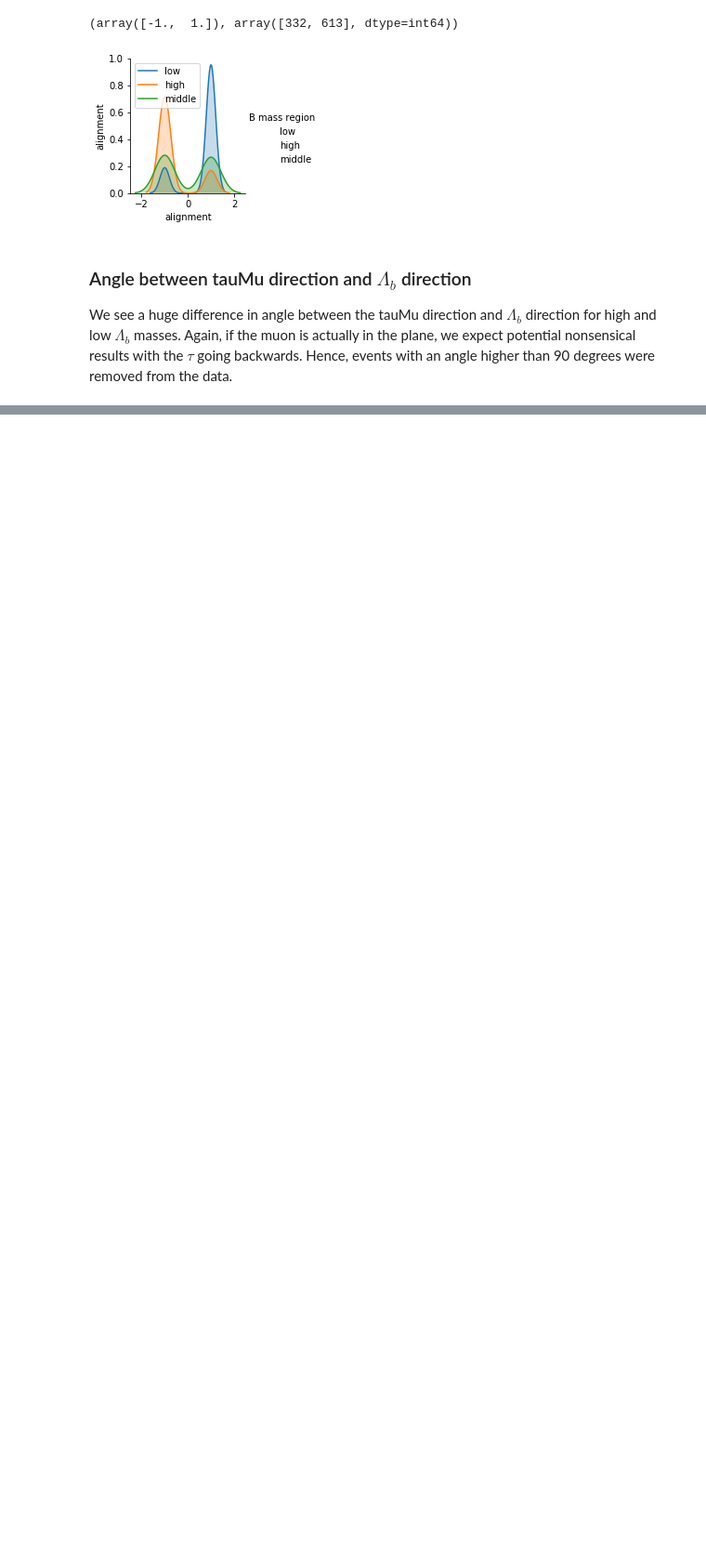
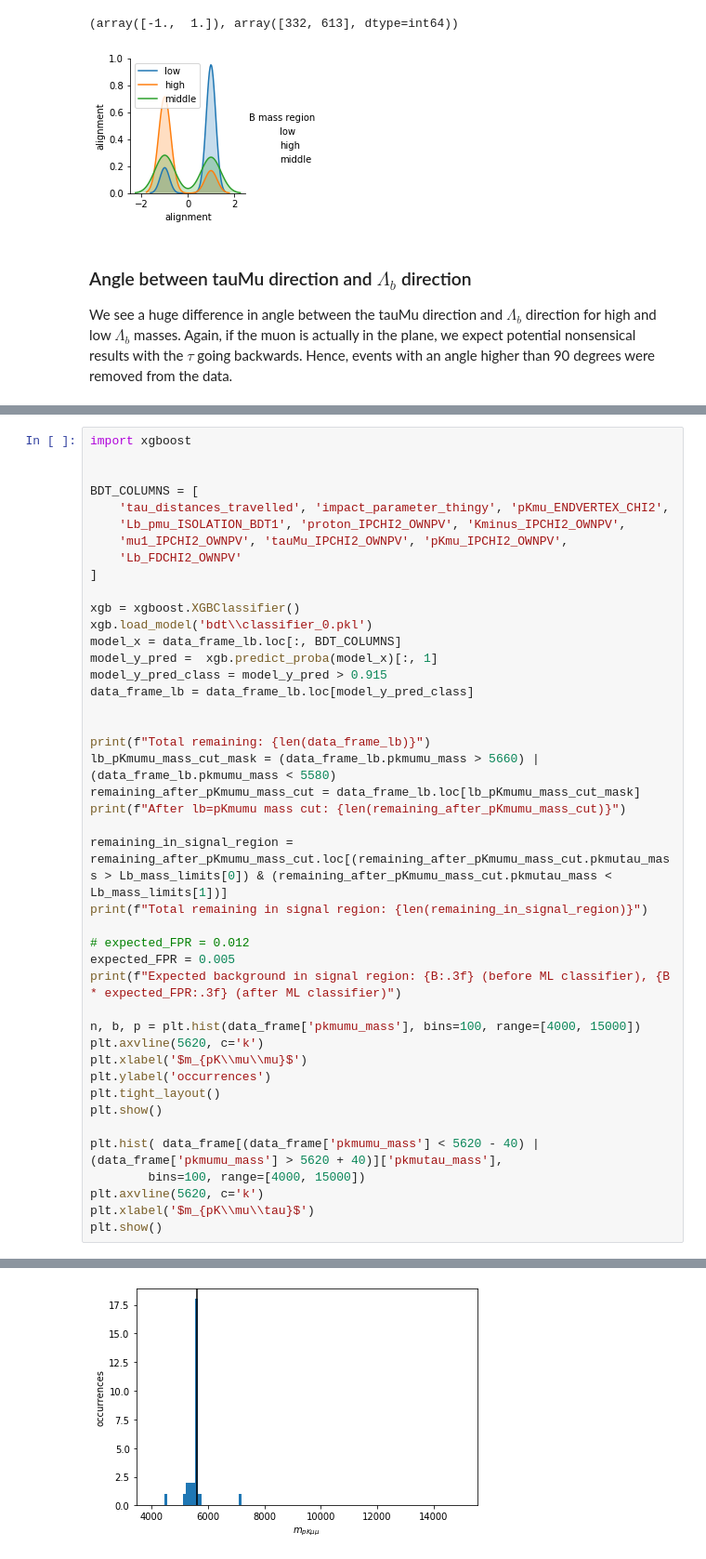
Before and after one commit to THanae/MSci-Project, a Jupyter notebook: documentation_geometrical_cuts_and_bdt.ipynb, the cells around one changed output, grey strips where cells are left out. Shown at 93% size. Drawn from its saved outputs; the diff is of its cells as text; blank space fills up the shorter version.

```diff
--- a/documentation_geometrical_cuts_and_bdt.ipynb
+++ b/documentation_geometrical_cuts_and_bdt.ipynb
@@ -139,0 +244,44 @@ The steps included:
+# %%
+import xgboost
+
+
+BDT_COLUMNS = [
+    'tau_distances_travelled', 'impact_parameter_thingy', 'pKmu_ENDVERTEX_CHI2',
+    'Lb_pmu_ISOLATION_BDT1', 'proton_IPCHI2_OWNPV', 'Kminus_IPCHI2_OWNPV',
+    'mu1_IPCHI2_OWNPV', 'tauMu_IPCHI2_OWNPV', 'pKmu_IPCHI2_OWNPV',
+    'Lb_FDCHI2_OWNPV'
+]
+
+xgb = xgboost.XGBClassifier()
+xgb.load_model('bdt\\classifier_0.pkl')
+model_x = data_frame_lb.loc[:, BDT_COLUMNS]
+model_y_pred =  xgb.predict_proba(model_x)[:, 1]
+model_y_pred_class = model_y_pred > 0.915
+data_frame_lb = data_frame_lb.loc[model_y_pred_class]
+
+
+print(f"Total remaining: {len(data_frame_lb)}")
+lb_pKmumu_mass_cut_mask = (data_frame_lb.pkmumu_mass > 5660) | (data_frame_lb.pkmumu_mass < 5580)
+remaining_after_pKmumu_mass_cut = data_frame_lb.loc[lb_pKmumu_mass_cut_mask]
+print(f"After lb=pKmumu mass cut: {len(remaining_after_pKmumu_mass_cut)}")
+
+remaining_in_signal_region = remaining_after_pKmumu_mass_cut.loc[(remaining_after_pKmumu_mass_cut.pkmutau_mass > Lb_mass_limits[0]) & (remaining_after_pKmumu_mass_cut.pkmutau_mass < Lb_mass_limits[1])]
+print(f"Total remaining in signal region: {len(remaining_in_signal_region)}")
+
+# expected_FPR = 0.012
+expected_FPR = 0.005
+print(f"Expected background in signal region: {B:.3f} (before ML classifier), {B * expected_FPR:.3f} (after ML classifier)")
+
+n, b, p = plt.hist(data_frame['pkmumu_mass'], bins=100, range=[4000, 15000])
+plt.axvline(5620, c='k')
+plt.xlabel('$m_{pK\\mu\\mu}$')
+plt.ylabel('occurrences')
+plt.tight_layout()
+plt.show()
+
+plt.hist( data_frame[(data_frame['pkmumu_mass'] < 5620 - 40) | (data_frame['pkmumu_mass'] > 5620 + 40)]['pkmutau_mass'],
+        bins=100, range=[4000, 15000])
+plt.axvline(5620, c='k')
+plt.xlabel('$m_{pK\\mu\\tau}$')
+plt.show()
+# %% [output]
@@ -139,0 +293 @@ The steps included:
+[figure, added]
```
Also changed, not shown: parts of 10 cells of this notebook.
